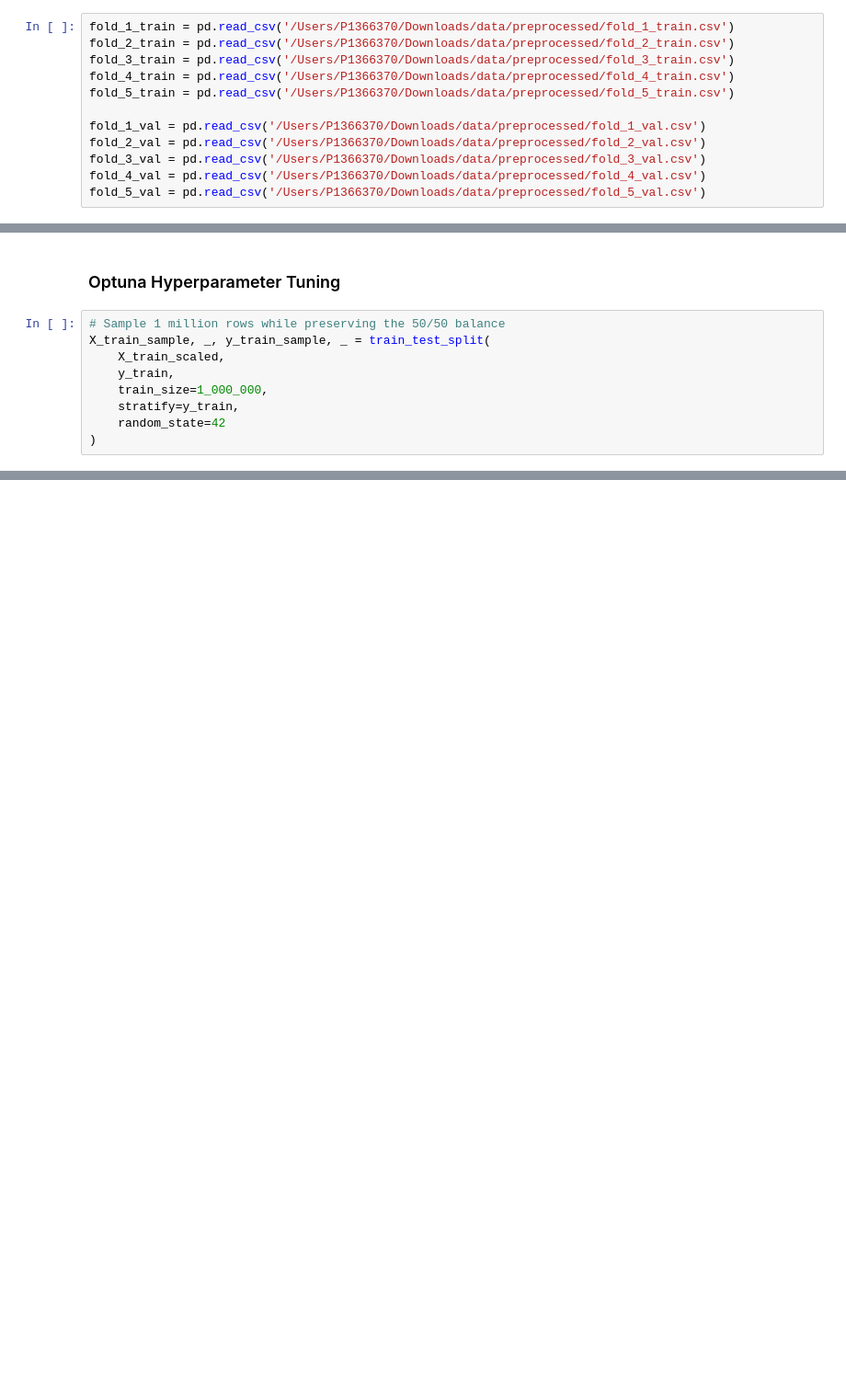
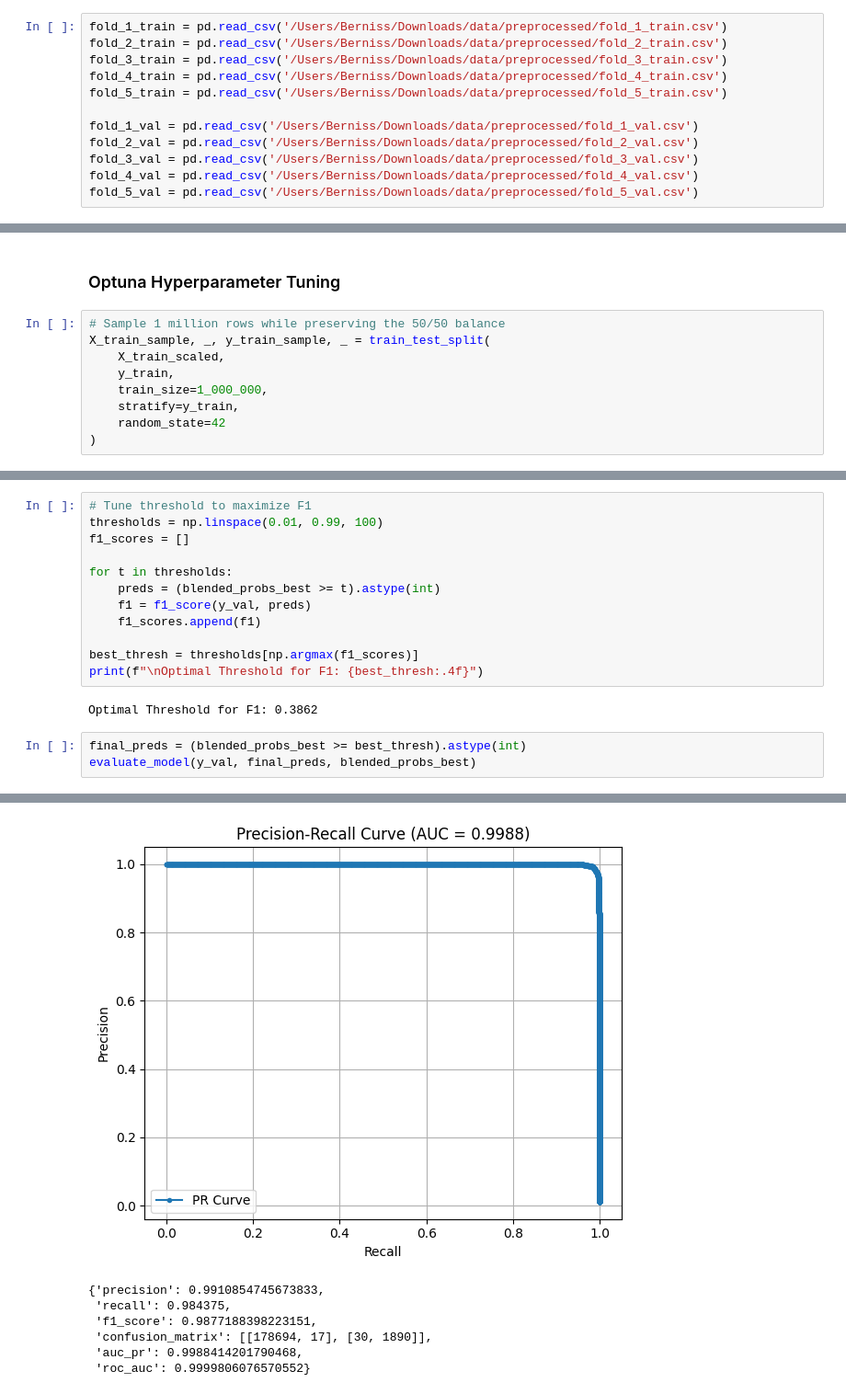
Before and after one commit to bernisschow/DSA4263-Business-and-Commerce-Fraud-Detection, a Jupyter notebook: notebooks/modelEnsemble.ipynb, the cells around one changed output, grey strips where cells are left out. Shown at 92% size. Drawn from its saved outputs; the diff is of its cells as text; blank space fills up the shorter version.

Commit message:
model ensemble changes.

```diff
--- a/notebooks/modelEnsemble.ipynb
+++ b/notebooks/modelEnsemble.ipynb
@@ -13,17 +13,17 @@ from sklearn.decomposition import PCA
 from sklearn.ensemble import RandomForestClassifier
 from xgboost import XGBClassifier
 # %%
-fold_1_train = pd.read_csv('/Users/P1366370/Downloads/data/preprocessed/fold_1_train.csv')
-fold_2_train = pd.read_csv('/Users/P1366370/Downloads/data/preprocessed/fold_2_train.csv')
-fold_3_train = pd.read_csv('/Users/P1366370/Downloads/data/preprocessed/fold_3_train.csv')
-fold_4_train = pd.read_csv('/Users/P1366370/Downloads/data/preprocessed/fold_4_train.csv')
-fold_5_train = pd.read_csv('/Users/P1366370/Downloads/data/preprocessed/fold_5_train.csv')
+fold_1_train = pd.read_csv('/Users/Berniss/Downloads/data/preprocessed/fold_1_train.csv')
+fold_2_train = pd.read_csv('/Users/Berniss/Downloads/data/preprocessed/fold_2_train.csv')
+fold_3_train = pd.read_csv('/Users/Berniss/Downloads/data/preprocessed/fold_3_train.csv')
+fold_4_train = pd.read_csv('/Users/Berniss/Downloads/data/preprocessed/fold_4_train.csv')
+fold_5_train = pd.read_csv('/Users/Berniss/Downloads/data/preprocessed/fold_5_train.csv')
 
-fold_1_val = pd.read_csv('/Users/P1366370/Downloads/data/preprocessed/fold_1_val.csv')
-fold_2_val = pd.read_csv('/Users/P1366370/Downloads/data/preprocessed/fold_2_val.csv')
-fold_3_val = pd.read_csv('/Users/P1366370/Downloads/data/preprocessed/fold_3_val.csv')
-fold_4_val = pd.read_csv('/Users/P1366370/Downloads/data/preprocessed/fold_4_val.csv')
-fold_5_val = pd.read_csv('/Users/P1366370/Downloads/data/preprocessed/fold_5_val.csv')
+fold_1_val = pd.read_csv('/Users/Berniss/Downloads/data/preprocessed/fold_1_val.csv')
+fold_2_val = pd.read_csv('/Users/Berniss/Downloads/data/preprocessed/fold_2_val.csv')
+fold_3_val = pd.read_csv('/Users/Berniss/Downloads/data/preprocessed/fold_3_val.csv')
+fold_4_val = pd.read_csv('/Users/Berniss/Downloads/data/preprocessed/fold_4_val.csv')
+fold_5_val = pd.read_csv('/Users/Berniss/Downloads/data/preprocessed/fold_5_val.csv')
 # %%
 train_folds = [fold_1_train, fold_2_train, fold_3_train, fold_4_train, fold_5_train]
 val_folds = [fold_1_val, fold_2_val, fold_3_val, fold_4_val, fold_5_val]
@@ -318,0 +305,18 @@ ROC AUC: 1.0000
+# %%
+# Tune threshold to maximize F1
+thresholds = np.linspace(0.01, 0.99, 100)
+f1_scores = []
+
+for t in thresholds:
+    preds = (blended_probs_best >= t).astype(int)
+    f1 = f1_score(y_val, preds)
+    f1_scores.append(f1)
+
+best_thresh = thresholds[np.argmax(f1_scores)]
+print(f"\nOptimal Threshold for F1: {best_thresh:.4f}")
+# %% [output]
+Optimal Threshold for F1: 0.3862
+# %%
+final_preds = (blended_probs_best >= best_thresh).astype(int)
+evaluate_model(y_val, final_preds, blended_probs_best)
+# %% [output]
@@ -318,0 +343,7 @@ ROC AUC: 1.0000
+[figure, added]
+{'precision': 0.9910854745673833,
+ 'recall': 0.984375,
+ 'f1_score': 0.9877188398223151,
+ 'confusion_matrix': [[178694, 17], [30, 1890]],
+ 'auc_pr': 0.9988414201790468,
+ 'roc_auc': 0.9999806076570552}
```
Also changed, not shown: parts of 9 cells of this notebook, 1 other file.
